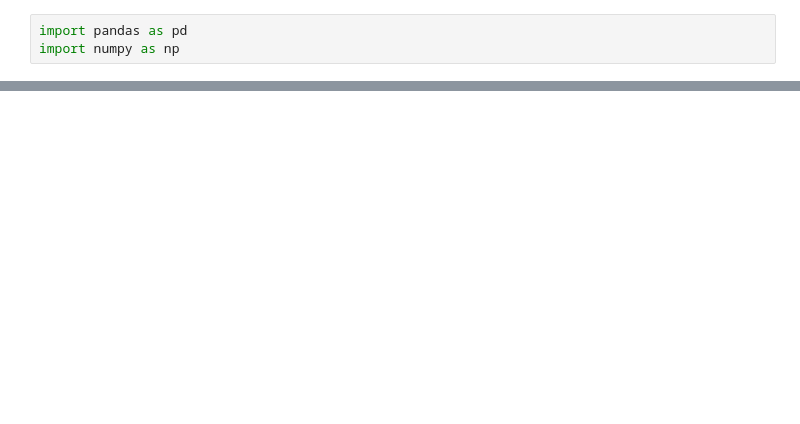
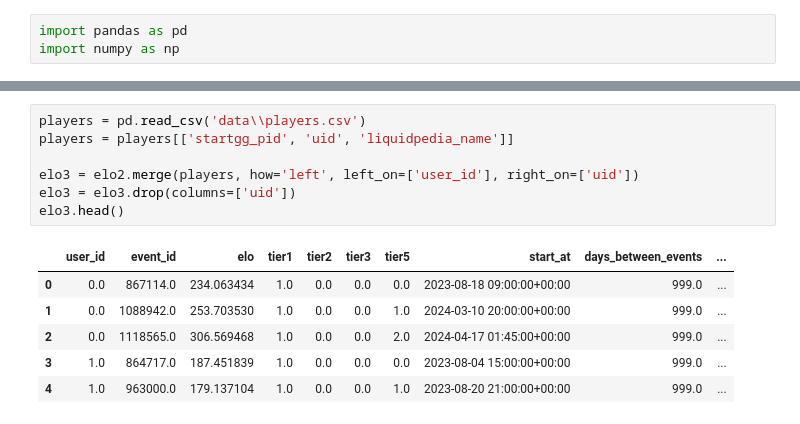
Before and after one commit to SarahEGood/sf6predictor, a Jupyter notebook: model_training.ipynb, the cells around one changed output, grey strips where cells are left out. Saved outputs shown, nothing was run; the diff lists cells and outputs as text; blank space fills up the shorter version.

```diff
--- a/model_training.ipynb
+++ b/model_training.ipynb
@@ -24,2 +46,16 @@ elo.head()
+# %%
+players = pd.read_csv('data\\players.csv')
+players = players[['startgg_pid', 'uid', 'liquidpedia_name']]
+
+elo3 = elo2.merge(players, how='left', left_on=['user_id'], right_on=['uid'])
+elo3 = elo3.drop(columns=['uid'])
+elo3.head()
+# %% [output]
+|  | user_id | event_id | elo | tier1 | tier2 | tier3 | tier5 | start_at | days_between_events | ... |
+| 0 | 0.0 | 867114.0 | 234.063434 | 1.0 | 0.0 | 0.0 | 0.0 | 2023-08-18 09:00:00+00:00 | 999.0 | ... |
+| 1 | 0.0 | 1088942.0 | 253.703530 | 1.0 | 0.0 | 0.0 | 1.0 | 2024-03-10 20:00:00+00:00 | 999.0 | ... |
+| 2 | 0.0 | 1118565.0 | 306.569468 | 1.0 | 0.0 | 0.0 | 2.0 | 2024-04-17 01:45:00+00:00 | 999.0 | ... |
+| 3 | 1.0 | 864717.0 | 187.451839 | 1.0 | 0.0 | 0.0 | 0.0 | 2023-08-04 15:00:00+00:00 | 999.0 | ... |
+| 4 | 1.0 | 963000.0 | 179.137104 | 1.0 | 0.0 | 0.0 | 1.0 | 2023-08-20 21:00:00+00:00 | 999.0 | ... |
 # %%
 default_elo = 200
```
Also changed, not shown: parts of 19 cells of this notebook.
